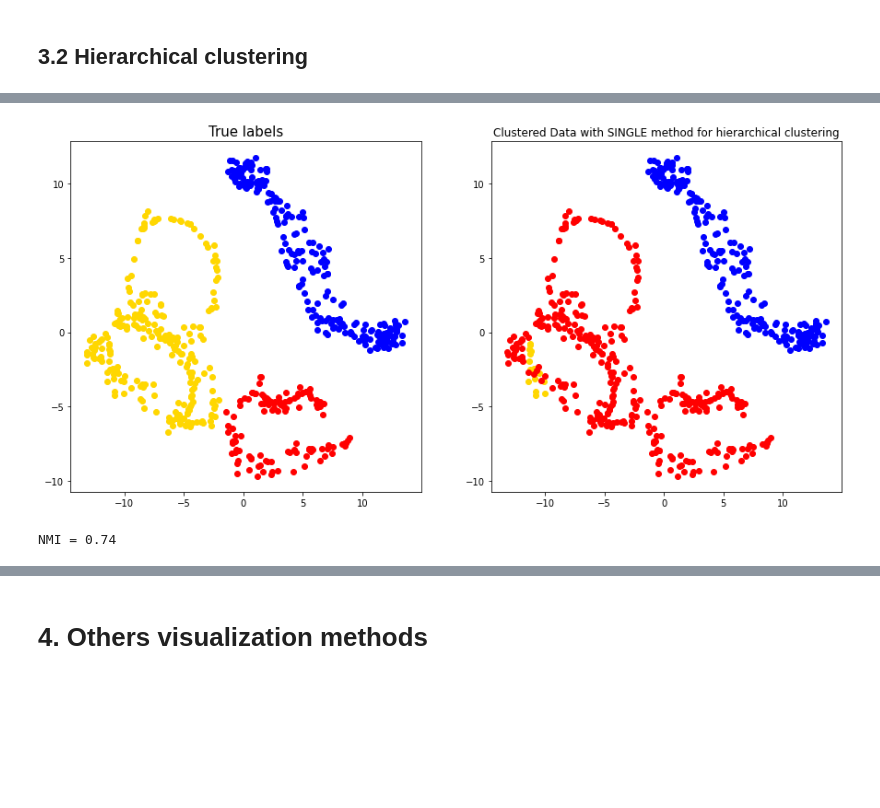
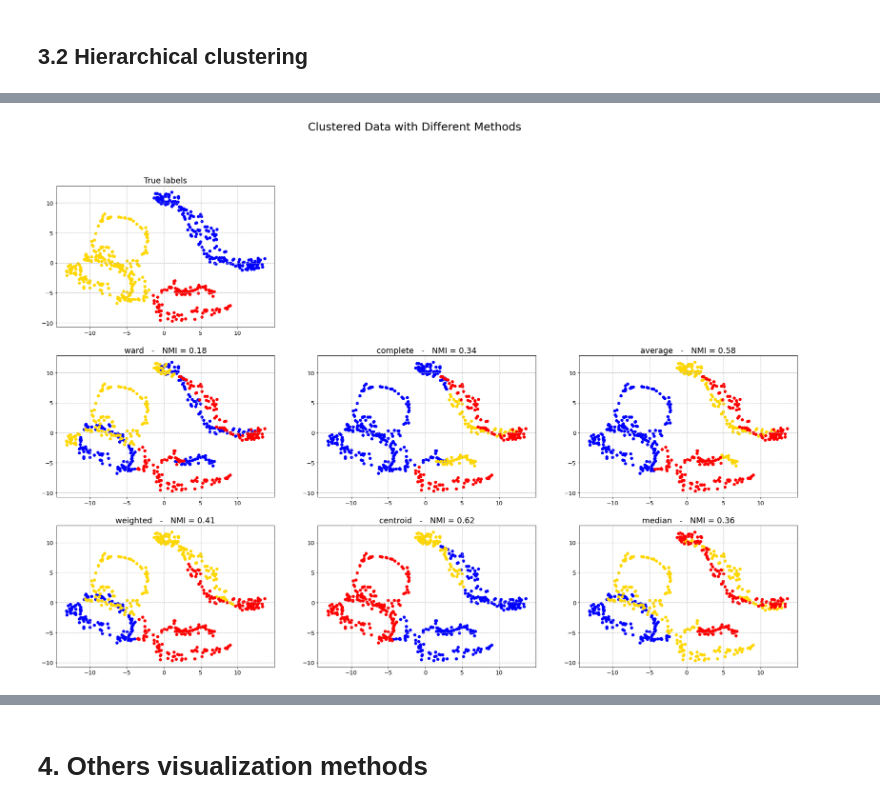
Before and after one commit to giuliadoda/LCP_mod_B, a Jupyter notebook: Ex2/group2406_exercise02.ipynb, the cells around one changed output, grey strips where cells are left out. Saved outputs shown, nothing was run; the diff lists cells and outputs as text; code cells hidden in the pictures; blank space fills up the shorter version.

```diff
--- a/Ex2/group2406_exercise02.ipynb
+++ b/Ex2/group2406_exercise02.ipynb
@@ -258,9 +279,10 @@ def plotting_ax(X, y, ax):
 # DBSCAN has a few parameters, let's sweep over a few parameters and see what happens
 np.random.seed(12345)
 
-n_true_center=3
+n_true_center = 3
+best_visual = 2
 #X, ytrue = make_blobs(10000, 2, n_true_center) # Generating random gaussian mixture
-X3D = X_all[2] # best(?) visualization above
+X3D = X_all[best_visual] # best visualization above
 X = data
 y_true = y
 
@@ -286,6 +308,7 @@ i,j=0,0
 nmi=1
 plotting_ax(X3D,y,ax[i,j])
 ax[i,j].set_title('True labels')
+ax[i,j].grid(True, linestyle='--')
 for j in range(1,DIMX): fig.delaxes(ax[i,j])
 
 # plotting with epsilon and min samples that vary
@@ -297,6 +320,7 @@ for i, eps in enumerate(eps_range):
         plotting_ax(X3D,y_hat,ax[i+1,j])
         nmi=NMI(y_true, y_hat)
         ax[i+1,j].set_title(r'$\epsilon$=%.0f, $m_P$=%i, NMI=%.3f'%(eps,min_samples,nmi))
+        ax[i+1,j].grid(True, linestyle='--')
 
 plt.tight_layout(h_pad=0.5)
 plt.show()
@@ -418,7 +568,7 @@ from scipy.cluster.hierarchy import dendrogram, linkage, fcluster, set_link_colo
 # %%
 # level at which perform truncating in visualization
 # no more than level_thr levels are displayed
-level_thr = 3
+level_thr = 4
 
 # perform hierarchical clustering
 hierarchical_model = linkage(X3D, method='single')
@@ -427,9 +577,8 @@ hierarchical_model = linkage(X3D, method='single')
 plt.figure(figsize=(12,8))
 set_link_color_palette(cpalette)
 dendrogram(hierarchical_model, truncate_mode='level', p=level_thr)
-
-plt.title('Hierarchical Clustering Dendrogram with SINGLE method', fontsize=18)
-plt.xlabel('Number of points in node', fontsize=15)
-plt.ylabel('Distance', fontsize=15)
+plt.title('Hierarchical Clustering Dendrogram with SINGLE method')
+plt.xlabel('Number of points in node (or index of point if no parenthesis)')
+plt.ylabel('Distance')
 plt.show()
 # %% [output]
@@ -438,7 +614,7 @@ plt.show()
 # now we try different methods for hierarchical clustering
 h_methods = ['ward', 'complete', 'average', 'weighted', 'centroid', 'median']
 
-fig, ax = plt.subplots(nrows=2, ncols=3, figsize=(30,15))
+fig, ax = plt.subplots(nrows=2, ncols=3, figsize=(35,15))
 fig.suptitle('Hierarchical Clustering Dendrograms for Different Methods', fontsize=25)
 
 h_linkage_matrixes = []
@@ -454,7 +630,7 @@ for i,m in enumerate(h_methods):
     set_link_color_palette(cpalette)
     dendrogram(hm, truncate_mode='level', p=level_thr, ax=ax[row][col])
     ax[row][col].set_title(m, fontsize=18)
-    ax[row][col].set_xlabel('Number of points in node', fontsize=13)
+    ax[row][col].set_xlabel('Number of points in node (or index of point if no parenthesis)', fontsize=13)
     ax[row][col].set_ylabel('Distance', fontsize=13)
 plt.show()
 # %% [output]
@@ -462,24 +640,28 @@ plt.show()
 # %%
-# does it performs better than DBSCAN?
+# other methods
 
-# getting predicted label from each point
-hcluster_labels = fcluster(hierarchical_model, n_true_center, criterion='maxclust')
-
-fig, ax = plt.subplots(nrows=1, ncols=2, figsize=(15, 7))
-colors_h = ['blue', 'gold', 'red']
+fig, ax = plt.subplots(nrows=3, ncols=3, figsize=(30,20))
+fig.suptitle('Clustered Data with Different Methods', fontsize=25)
 
 for cluster in range(1, n_true_center + 1):
-    ax[0].scatter(X3D[y_true == cluster-1, 0], X3D[y_true == cluster-1, 1], color = colors_h[cluster-1])
-ax[0].set_title('True labels', fontsize=15)
+    ax[0, 0].scatter(X3D[y_true == cluster-1, 0], X3D[y_true == cluster-1, 1], color = colors_h[cluster-1])
+ax[0, 0].set_title('True labels', fontsize=18)
+ax[0, 0].grid(True, linestyle='--')
 
-for cluster in range(1, n_true_center + 1):
-    ax[1].scatter(X3D[hcluster_labels == cluster, 0], X3D[hcluster_labels == cluster, 1], color = colors_h[cluster-1])
-ax[1].set_title('Clustered Data with SINGLE method for hierarchical clustering')
-
-plt.show()
+# getting predicted label from each point for each method
+for i, hm in enumerate(h_linkage_matrixes):
+    row = i // 3
+    col = i % 3
+    hl = fcluster(hm, n_true_center, criterion='maxclust')
+    for cluster in range(1, n_true_center + 1):
+        ax[row+1][col].scatter(X3D[hl == cluster, 0], X3D[hl == cluster, 1], color = colors_h[cluster-1])
+        t = h_methods[i] + '   -   ' + f'NMI = {NMI(y_true, hl):.2f}'
+        ax[row+1][col].set_title(t, fontsize=18)
+        ax[row+1][col].grid(True, linestyle='--')
 
 
-print(f'NMI = {NMI(y_true,hcluster_labels):.2f}')
+fig.delaxes(ax[0][2])
+fig.delaxes(ax[0][1])
+plt.show()
 # %% [output]
-[figure, old version]
+[figure, new version]
-NMI = 0.74
```
Also changed, not shown: parts of 37 cells of this notebook.
